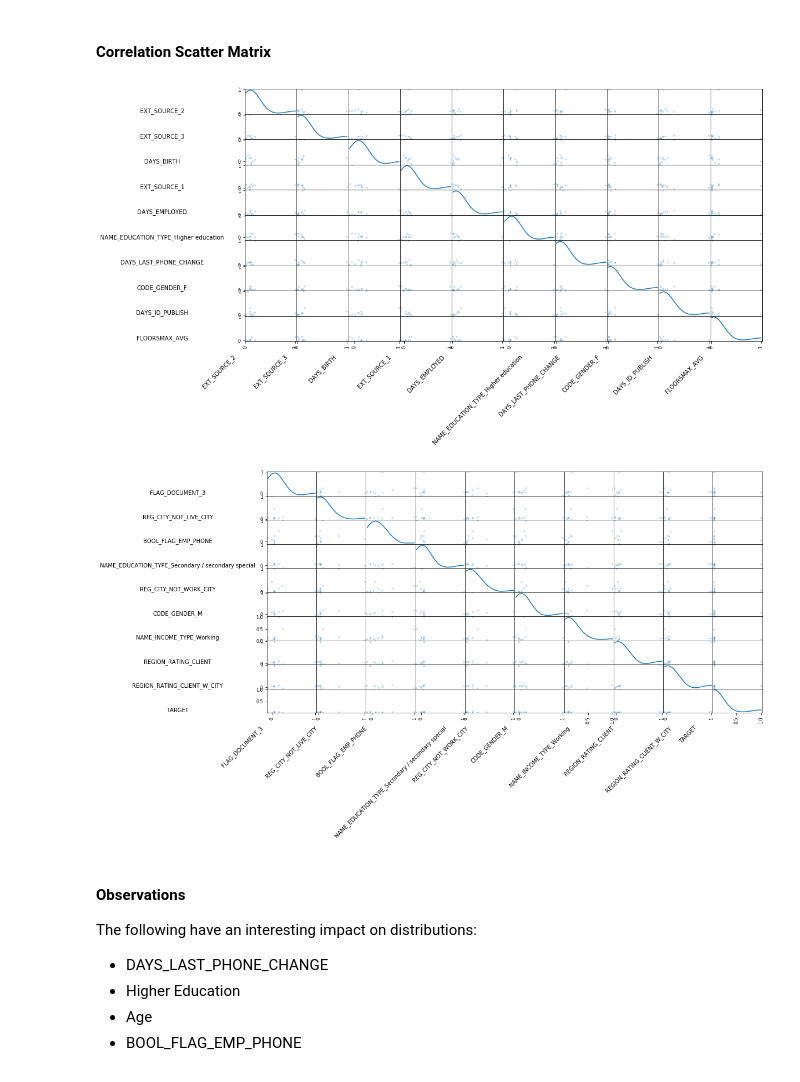
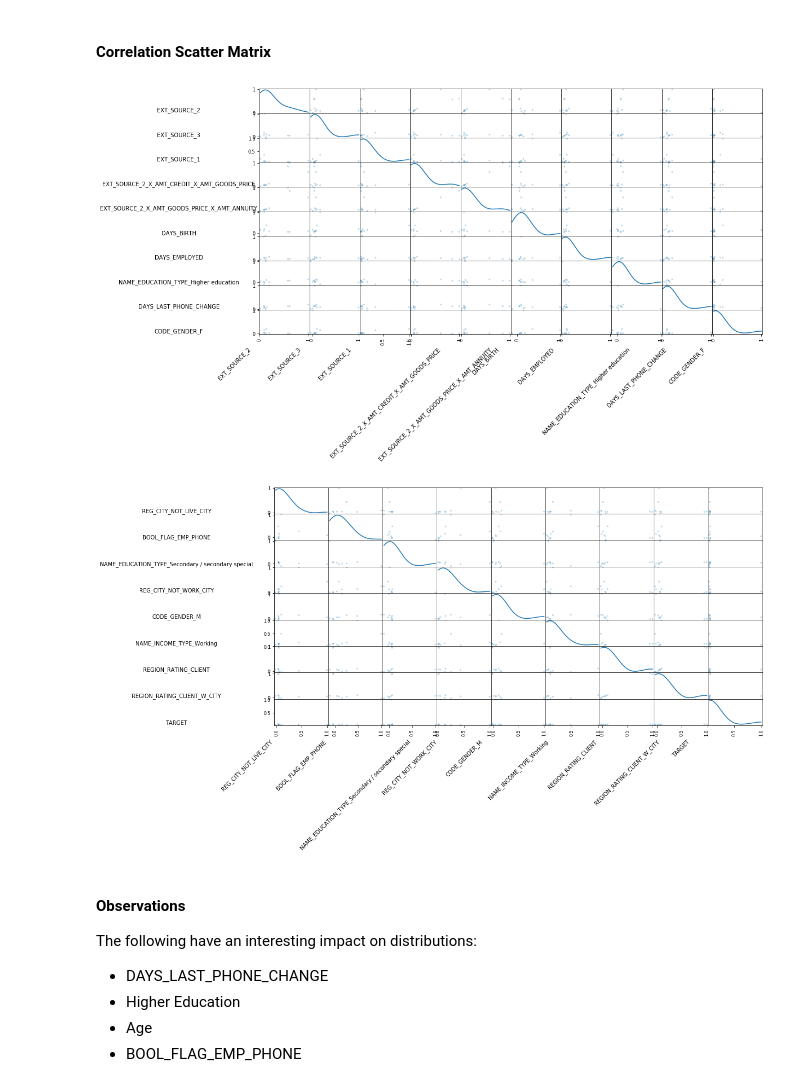
Before and after one commit to clarkje/machine-learning, a Jupyter notebook: projects/capstone/Step 4.1 - Feature Engineering - Application Data.ipynb, the cells around one changed output. Cells and saved outputs as stored; diff of their text form; code cells hidden in the pictures.

```diff
--- a/projects/capstone/Step 4.1 - Feature Engineering - Application Data.ipynb
+++ b/projects/capstone/Step 4.1 - Feature Engineering - Application Data.ipynb
@@ -23,10 +25,10 @@ from sklearn.preprocessing import LabelBinarizer
 pd.set_option('display.max_columns', None)
 # %%
 # Training Set
-application_train = pd.read_csv('data/tmp/application_train_preprocessed_outliers_removed_abs_no_log.csv', index_col = 0)
+application_train = pd.read_csv('data/tmp/application_train_full_new_features.csv', index_col = 0)
 print("Loaded Training Set: {0} rows".format(application_train.shape[0]))
 
-application_test = pd.read_csv('data/tmp/application_test_preprocessed_outliers_removed_abs_no_log.csv', index_col = 0)
+application_test = pd.read_csv('data/tmp/application_test_full_new_features.csv', index_col = 0)
 print("Loaded Training Set: {0} rows".format(application_test.shape[0]))
 
 display(application_train.head())
@@ -123,26 +153,26 @@ sm = scatter_matrix(df_hc_top_10_corr, alpha = 0.3, figsize = (16,8), diagonal =
 
 plt.show()
 # %% [output]
-[figure, old version]
+[figure, new version]
 # %%
-df_hc_bot_10 = application_train[highly_correlated[10:]]
+# OWN_CAR_AGE correlation of NaN, which the plot doesn't like....
+df_hc_bot_10 = application_train[highly_correlated[10:19]]
 df_hc_bot_10_corr = df_hc_bot_10.corr()
 
 # From customer segments project
-from pandas.plotting import scatter_matrix
 sm = scatter_matrix(df_hc_bot_10_corr, alpha = 0.3, figsize = (16,8), diagonal = 'kde');
 
 #Change label rotation
 [s.xaxis.label.set_rotation(45) for s in sm.reshape(-1)]
 [s.yaxis.label.set_rotation(0) for s in sm.reshape(-1)]
 
 #May need to offset label when rotating to prevent overlap of figure
 [s.get_yaxis().set_label_coords(-1.8,0) for s in sm.reshape(-1)]
 [s.get_xaxis().set_label_coords(-.5,-.5) for s in sm.reshape(-1)]
 
 plt.show()
 # %% [output]
-[figure, old version]
+[figure, new version]
 # %% [markdown]
 #### Observations
 
```
Also changed, not shown: parts of 37 cells of this notebook, 3 other files.
